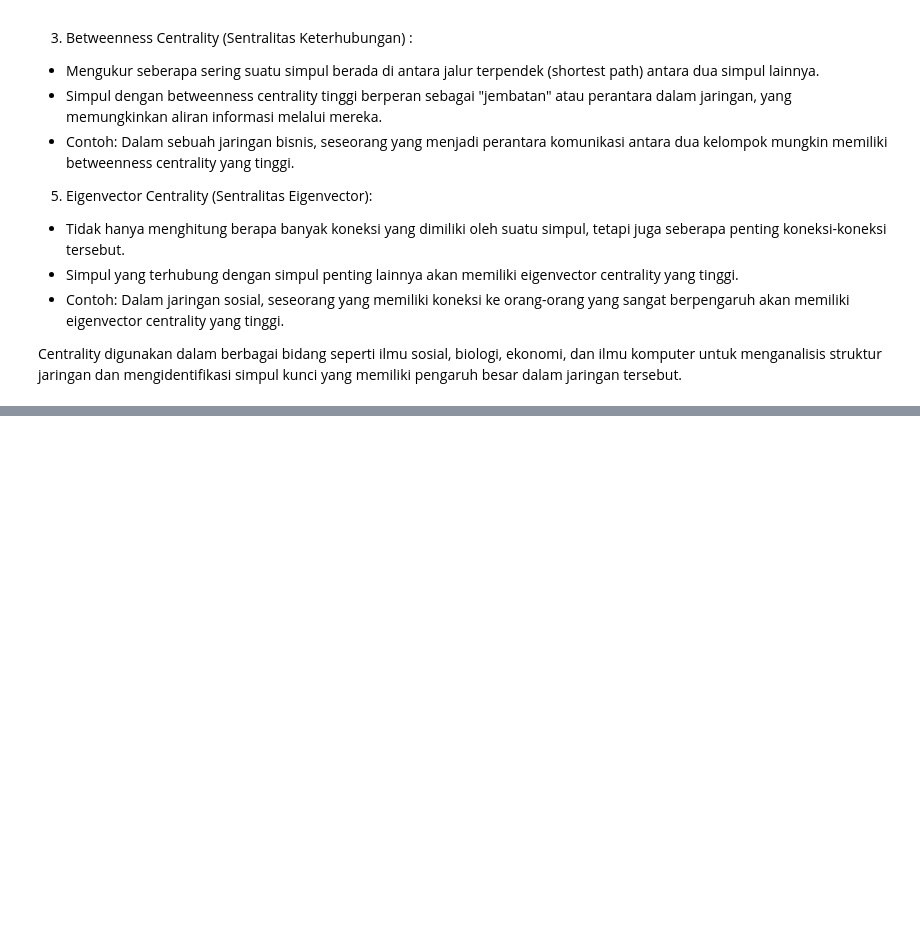
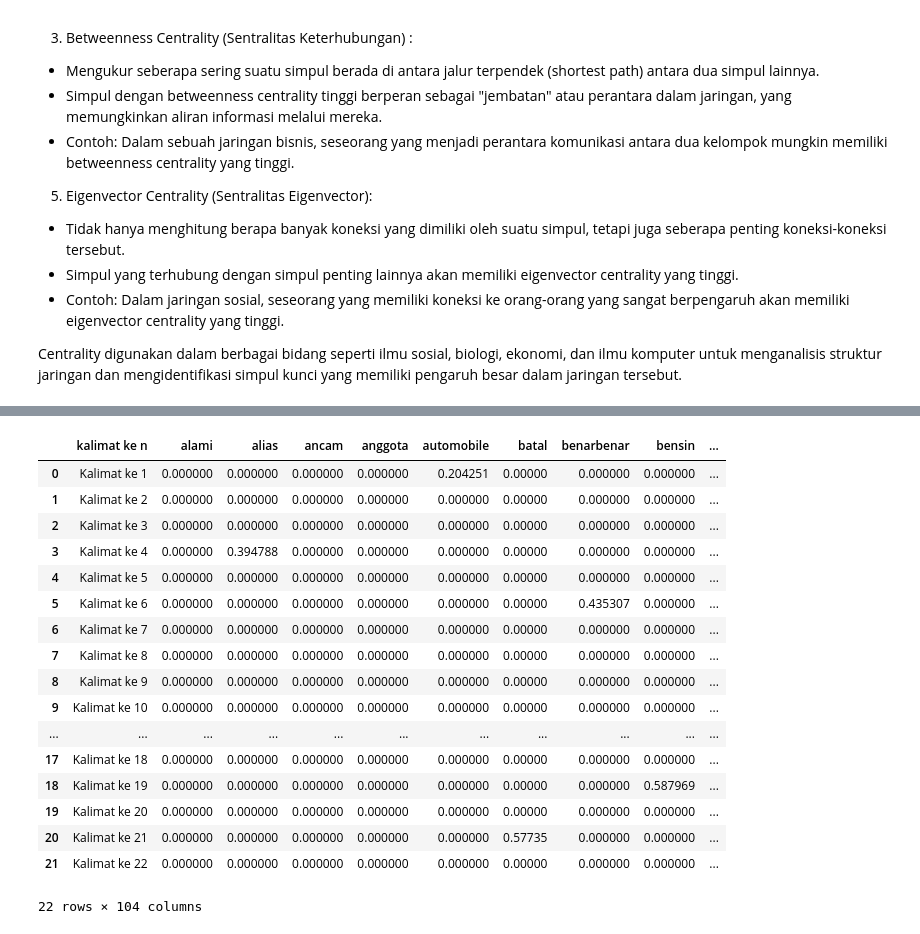
Before and after one commit to Iqbalsuryaa/PPWA, a Jupyter notebook: _sources/Tugas-PPWA/Tugas05.ipynb, the cells around one changed output, grey strips where cells are left out. Cells and saved outputs as stored; diff of their text form; code cells hidden in the pictures; blank space fills up the shorter version.

Commit message:
Update documentation

```diff
--- a/_sources/Tugas-PPWA/Tugas05.ipynb
+++ b/_sources/Tugas-PPWA/Tugas05.ipynb
@@ -570,0 +63,17 @@ plt.show()
+# %%
+# Membuat list untuk menyimpan hasil
+result_list = []
+
+# Pisahkan kalimat berdasarkan titik
+sentences = sample_berita.split('.')  # Pisahkan kalimat berdasarkan titik
+sentences = [s.strip() for s in sentences if s.strip()]  # Hilangkan spasi berlebih dan kosong
+
+# Looping untuk menambahkan setiap kalimat ke result_list
+for i, sentence in enumerate(sentences, 1):
+    result_list.append({'kalimat ke n': f"Kalimat ke {i}", 'kalimat': sentence})
+
+# Membuat DataFrame dari hasil pemisahan
+result_df = pd.DataFrame(result_list)
+
+# Tampilkan DataFrame
+result_df
@@ -570,0 +213,40 @@ plt.show()
+# %%
+# Gabungkan semua kalimat hasil stemming menjadi dokumen untuk tiap kalimat
+documents = result_df['final'].tolist()
+
+# Inisialisasi TF-IDF Vectorizer
+tfidf_vectorizer = TfidfVectorizer()
+
+# Terapkan TF-IDF ke dokumen (kalimat yang sudah dipreproses)
+tfidf_matrix = tfidf_vectorizer.fit_transform(documents)
+
+# Mendapatkan nama-nama fitur (kata-kata)
+feature_names = tfidf_vectorizer.get_feature_names_out()
+
+# Mengubah hasil TF-IDF menjadi dataframe
+tfidf_df = pd.DataFrame(tfidf_matrix.toarray(), columns=feature_names)
+
+# Tambahkan kolom 'no' dan 'kalimat ke n' untuk identifikasi
+tfidf_df.insert(0, 'kalimat ke n', result_df['kalimat ke n'])
+
+# Tampilkan dataframe dengan skor TF-IDF
+tfidf_df
+# %% [output]
+|  | kalimat ke n | alami | alias | ancam | anggota | automobile | batal | benarbenar | bensin | ... |
+| 0 | Kalimat ke 1 | 0.000000 | 0.000000 | 0.000000 | 0.000000 | 0.204251 | 0.00000 | 0.000000 | 0.000000 | ... |
+| 1 | Kalimat ke 2 | 0.000000 | 0.000000 | 0.000000 | 0.000000 | 0.000000 | 0.00000 | 0.000000 | 0.000000 | ... |
+| 2 | Kalimat ke 3 | 0.000000 | 0.000000 | 0.000000 | 0.000000 | 0.000000 | 0.00000 | 0.000000 | 0.000000 | ... |
+| 3 | Kalimat ke 4 | 0.000000 | 0.394788 | 0.000000 | 0.000000 | 0.000000 | 0.00000 | 0.000000 | 0.000000 | ... |
+| 4 | Kalimat ke 5 | 0.000000 | 0.000000 | 0.000000 | 0.000000 | 0.000000 | 0.00000 | 0.000000 | 0.000000 | ... |
+| 5 | Kalimat ke 6 | 0.000000 | 0.000000 | 0.000000 | 0.000000 | 0.000000 | 0.00000 | 0.435307 | 0.000000 | ... |
+| 6 | Kalimat ke 7 | 0.000000 | 0.000000 | 0.000000 | 0.000000 | 0.000000 | 0.00000 | 0.000000 | 0.000000 | ... |
+| 7 | Kalimat ke 8 | 0.000000 | 0.000000 | 0.000000 | 0.000000 | 0.000000 | 0.00000 | 0.000000 | 0.000000 | ... |
+| 8 | Kalimat ke 9 | 0.000000 | 0.000000 | 0.000000 | 0.000000 | 0.000000 | 0.00000 | 0.000000 | 0.000000 | ... |
+| 9 | Kalimat ke 10 | 0.000000 | 0.000000 | 0.000000 | 0.000000 | 0.000000 | 0.00000 | 0.000000 | 0.000000 | ... |
+| ... | ... | ... | ... | ... | ... | ... | ... | ... | ... | ... |
+| 17 | Kalimat ke 18 | 0.000000 | 0.000000 | 0.000000 | 0.000000 | 0.000000 | 0.00000 | 0.000000 | 0.000000 | ... |
+| 18 | Kalimat ke 19 | 0.000000 | 0.000000 | 0.000000 | 0.000000 | 0.000000 | 0.00000 | 0.000000 | 0.587969 | ... |
+| 19 | Kalimat ke 20 | 0.000000 | 0.000000 | 0.000000 | 0.000000 | 0.000000 | 0.00000 | 0.000000 | 0.000000 | ... |
+| 20 | Kalimat ke 21 | 0.000000 | 0.000000 | 0.000000 | 0.000000 | 0.000000 | 0.57735 | 0.000000 | 0.000000 | ... |
+| 21 | Kalimat ke 22 | 0.000000 | 0.000000 | 0.000000 | 0.000000 | 0.000000 | 0.00000 | 0.000000 | 0.000000 | ... |
+22 rows × 104 columns
```
Also changed, not shown: parts of 39 cells of this notebook, 25 other files.
